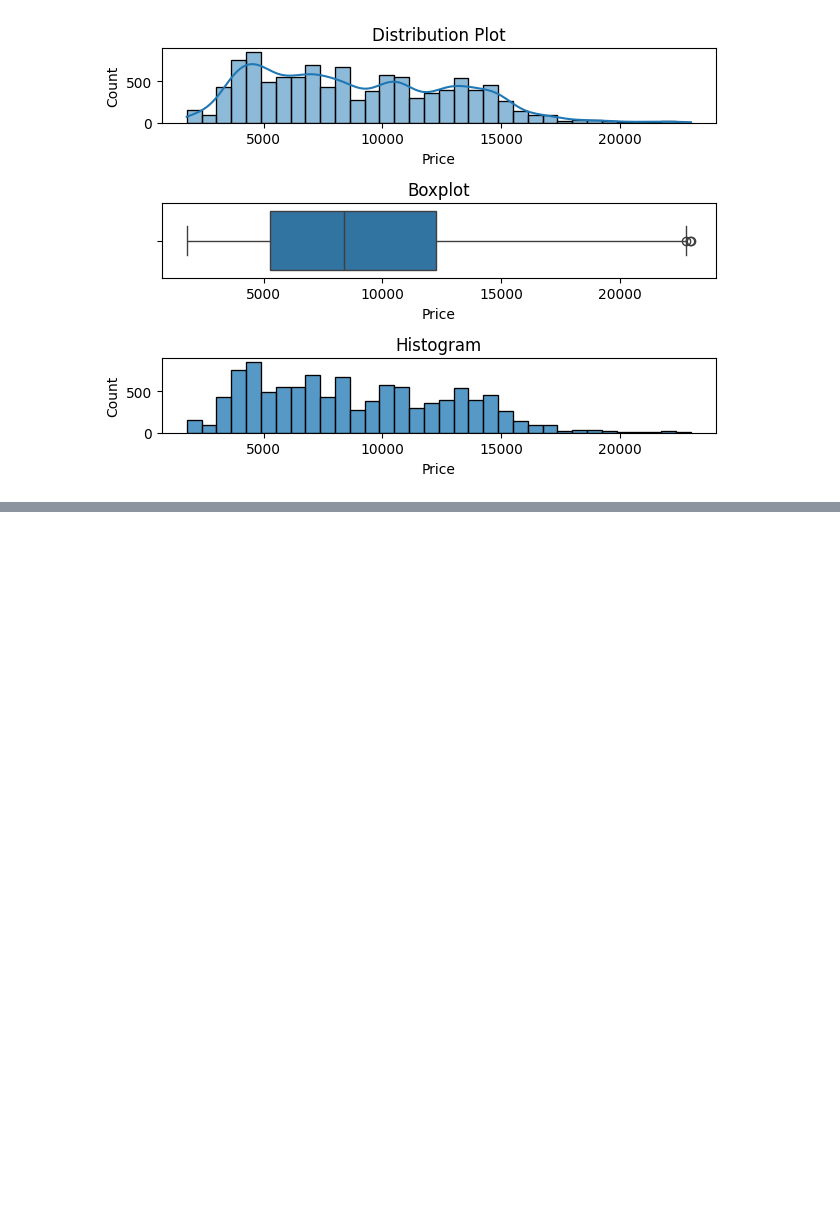
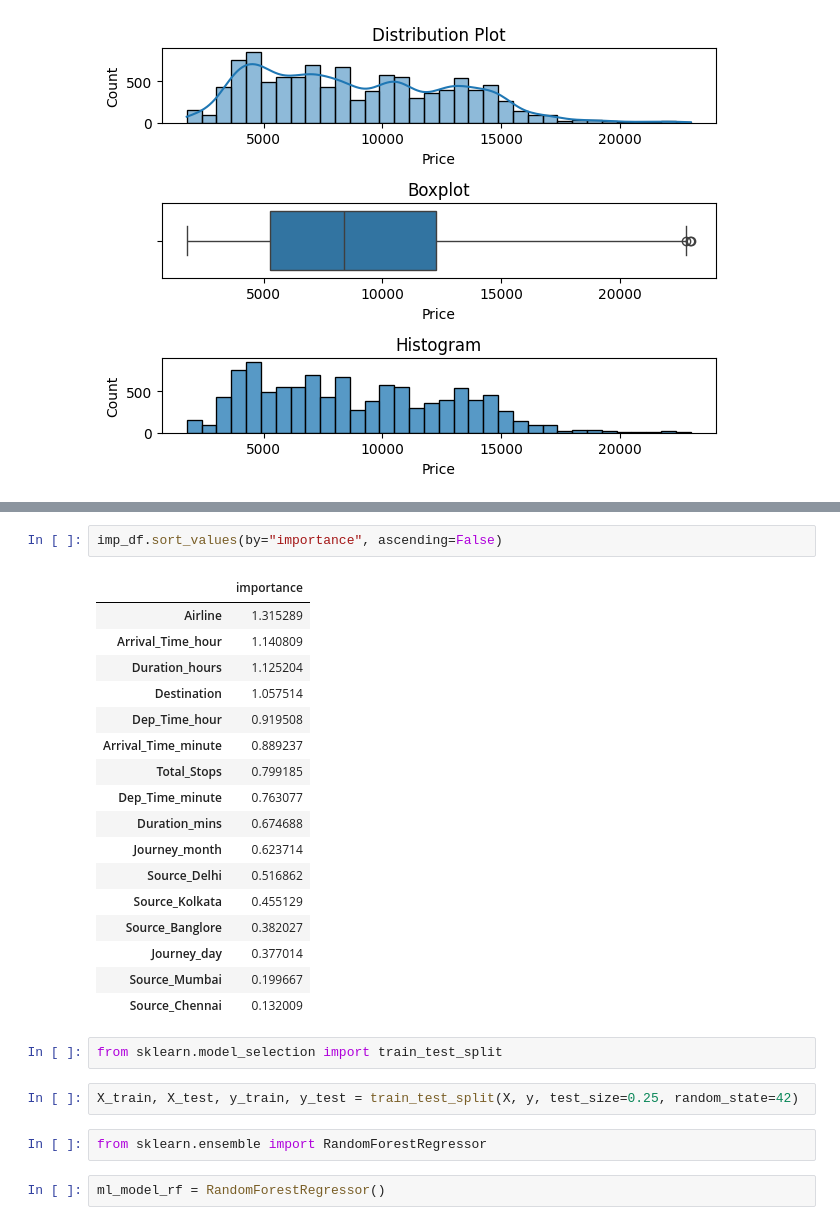
Before and after one commit to VelvetDragon/Flight-Ticket-Price-Prediction-Using-ML, a Jupyter notebook: Airline Tickets Price Prediction.ipynb, the cells around one changed output, grey strips where cells are left out. Saved outputs shown, nothing was run; the diff lists cells and outputs as text; blank space fills up the shorter version.

Commit message:
Model Building

```diff
--- a/Airline Tickets Price Prediction.ipynb
+++ b/Airline Tickets Price Prediction.ipynb
@@ -568,0 +607,28 @@ plot(data, "Price")
+# %%
+imp_df.sort_values(by="importance", ascending=False)
+# %% [output]
+|  | importance |
+| Airline | 1.315289 |
+| Arrival_Time_hour | 1.140809 |
+| Duration_hours | 1.125204 |
+| Destination | 1.057514 |
+| Dep_Time_hour | 0.919508 |
+| Arrival_Time_minute | 0.889237 |
+| Total_Stops | 0.799185 |
+| Dep_Time_minute | 0.763077 |
+| Duration_mins | 0.674688 |
+| Journey_month | 0.623714 |
+| Source_Delhi | 0.516862 |
+| Source_Kolkata | 0.455129 |
+| Source_Banglore | 0.382027 |
+| Journey_day | 0.377014 |
+| Source_Mumbai | 0.199667 |
+| Source_Chennai | 0.132009 |
+# %%
+from sklearn.model_selection import train_test_split
+# %%
+X_train, X_test, y_train, y_test = train_test_split(X, y, test_size=0.25, random_state=42)
+# %%
+from sklearn.ensemble import RandomForestRegressor
+# %%
+ml_model_rf = RandomForestRegressor()
```
Also changed, not shown: parts of 21 cells of this notebook, 1 other file.
